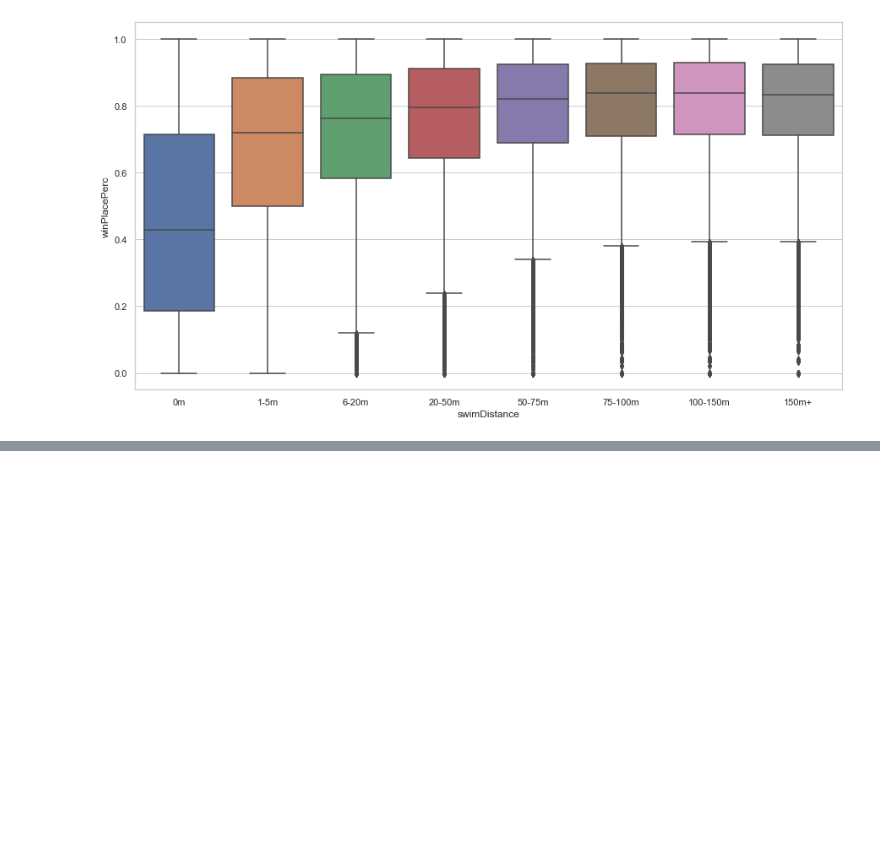
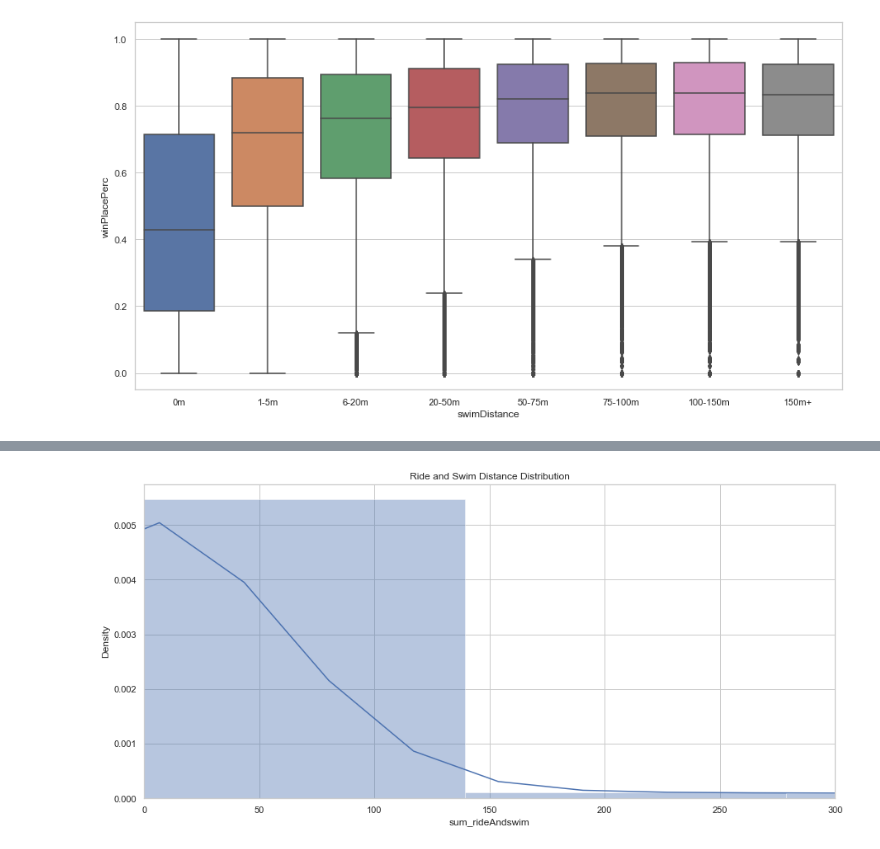
Before and after one commit to HalfMoon1008/PUBG_ML_Project, a Jupyter notebook: 2nModeling_PUBG.ipynb, the cells around one changed output, grey strips where cells are left out. Cells and saved outputs as stored; diff of their text form; code cells hidden in the pictures; blank space fills up the shorter version.

```diff
--- a/2nModeling_PUBG.ipynb
+++ b/2nModeling_PUBG.ipynb
@@ -189,0 +277,6 @@ plt.show()
+# %%
+rideAndswim = distanTest.copy()
+# %%
+rideAndswim['sum_rideAndswim'] = pd.NaT
+rideAndswim['sum_rideAndswim'] = rideAndswim['rideDistance'] + rideAndswim['swimDistance']
+rideAndswim.head(5)
@@ -189,0 +302,9 @@ plt.show()
+# %%
+rideAndswim = rideAndswim[rideAndswim['sum_rideAndswim'] < train['rideDistance'].quantile(0.99)]
+plt.figure(figsize=(15,7))
+plt.xlim(0, 300)
+plt.title("Ride and Swim Distance Distribution")
+sns.distplot(rideAndswim['sum_rideAndswim'])
+plt.show()
+# %% [output]
+[figure, added]
```
Also changed, not shown: parts of 47 cells of this notebook.
